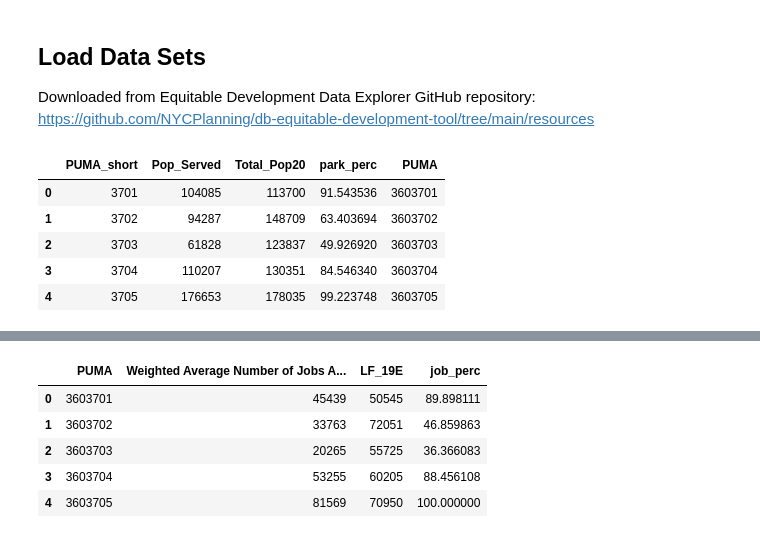
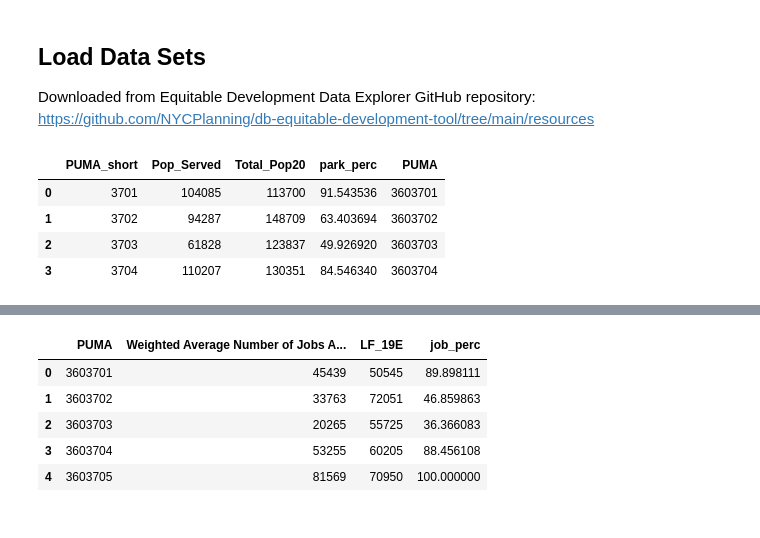
Before and after one commit to mike-carper/NYC-Neighborhood-Clustering, a Jupyter notebook: notebooks/NYC_Neighborhood_Clustering_8V.ipynb, the cells around one changed output, grey strips where cells are left out. Drawn from its saved outputs; the diff is of its cells as text; code cells hidden in the pictures.

```diff
--- a/notebooks/NYC_Neighborhood_Clustering_8V.ipynb
+++ b/notebooks/NYC_Neighborhood_Clustering_8V.ipynb
@@ -65,16 +74,15 @@ boro_names = ['NYC','Bronx','Brooklyn','Manhattan','Queens','Staten Island']
 # %%
 park_access = pd.read_excel(f'{path}{park_access_path}')
 park_access = park_access.loc[~park_access['PUMA'].isin(boro_names)]
 park_access.rename(columns={'Perc':'park_perc','PUMA':'PUMA_short'},inplace=True)
 park_access['PUMA'] = '360'+park_access['PUMA_short'].astype(str)
-park_access.head()
+park_access.head(4)
 # %% [output]
 |  | PUMA_short | Pop_Served | Total_Pop20 | park_perc | PUMA |
 | 0 | 3701 | 104085 | 113700 | 91.543536 | 3603701 |
 | 1 | 3702 | 94287 | 148709 | 63.403694 | 3603702 |
 | 2 | 3703 | 61828 | 123837 | 49.926920 | 3603703 |
 | 3 | 3704 | 110207 | 130351 | 84.546340 | 3603704 |
-| 4 | 3705 | 176653 | 178035 | 99.223748 | 3603705 |
 # %%
 hh_econ = pd.read_excel(f'{path}{hh_econ_path}')
 hh_econ = hh_econ.loc[~hh_econ['Geog'].isin(boro_names)]
```
Also changed, not shown: parts of 1 cell of this notebook.
